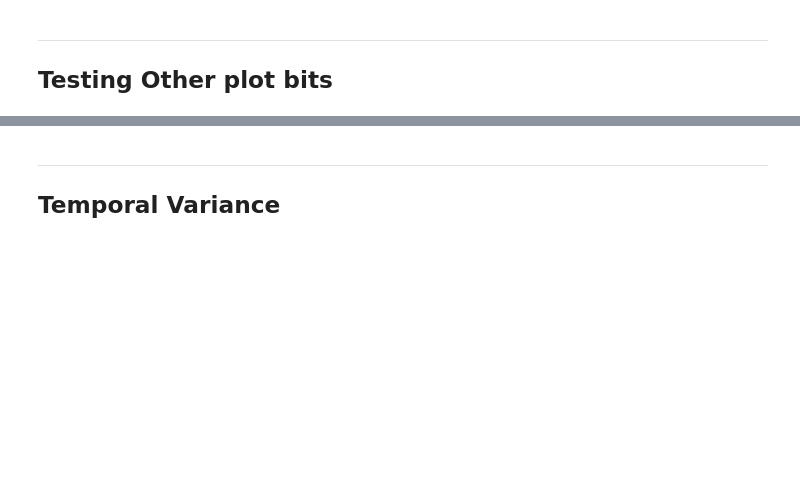
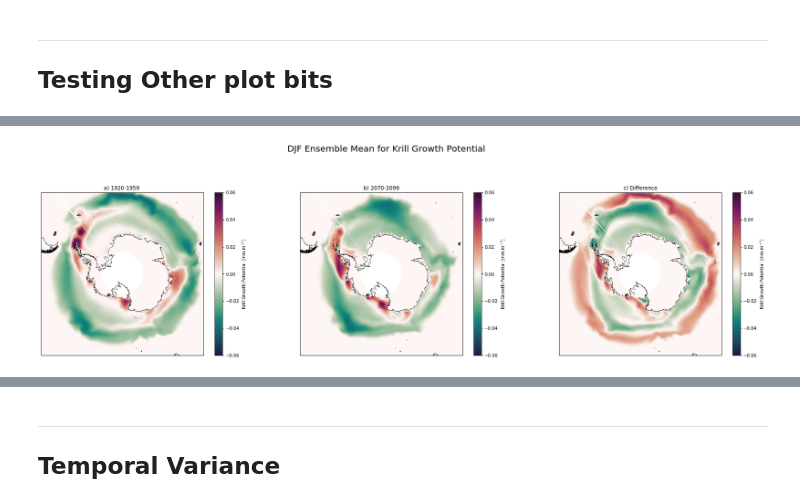
Before and after one commit to Zephyr-Sylvester/krill-cesm-le, a Jupyter notebook: notebooks/Figure-Template.ipynb, the cells around one changed output, grey strips where cells are left out. Cells and saved outputs as stored; diff of their text form; code cells hidden in the pictures; blank space fills up the shorter version.

```diff
--- a/notebooks/Figure-Template.ipynb
+++ b/notebooks/Figure-Template.ipynb
@@ -298,0 +288,42 @@ fig.subplots_adjust(right=0.95,wspace=0.025, hspace=0.1)
+# %%
+import matplotlib.colors as colors
+
+fig = plt.figure(figsize=(30,15))
+fig.suptitle('DJF Ensemble Mean for Krill Growth Potential', fontsize=20)
+
+#---------- KGP
+ax = fig.add_subplot(2,3,1, projection=ccrs.SouthPolarStereo())
+ax.set_extent([-180, 180, -90, -50], ccrs.PlateCarree())
+ax.coastlines('10m',linewidth=0.5)
+ax.set_title('a) 1920-1959 ')
+
+pc=ax.pcolormesh(lon, lat, kgp_early, cmap='cmo.curl',
+                 vmin = -.06, vmax = .06,
+                 transform=ccrs.PlateCarree())
+cbar1 = fig.colorbar(pc, ax=ax,label='Krill Growth Potential (mm m$^{-3}$)')
+
+#----------SST
+ax = fig.add_subplot(2,3,2, projection=ccrs.SouthPolarStereo())
+ax.set_title('b) 2070-2099')
+ax.set_extent([-180, 180, -90, -50], ccrs.PlateCarree())
+ax.coastlines('10m',linewidth=0.5)
+
+pc=ax.pcolormesh(lon, lat, kgp_late, cmap='cmo.curl',
+                 vmin = -.06, vmax = .06,
+                 transform=ccrs.PlateCarree())
+cbar1 = fig.colorbar(pc, ax=ax,label='Krill Growth Potential (mm m$^{-3}$)')
+
+#----------Chl
+ax = fig.add_subplot(2,3,3, projection=ccrs.SouthPolarStereo())
+ax.set_title('c) Difference')
+ax.set_extent([-180, 180, -90, -50], ccrs.PlateCarree())
+ax.coastlines('10m',linewidth=0.5)
+
+pc=ax.pcolormesh(lon, lat, kgp_diff, cmap='cmo.curl',
+                 vmin = -.06, vmax = .06,
+                 transform=ccrs.PlateCarree())
+cbar1 = fig.colorbar(pc, ax=ax,label='Krill Growth Potential (mm m$^{-3}$)')
+
+#fig.savefig('KGP epoch and difference', bbox_inches='tight') #,format='pdf');
+# %% [output]
+[figure, added]
```
Also changed, not shown: parts of 16 cells of this notebook.
